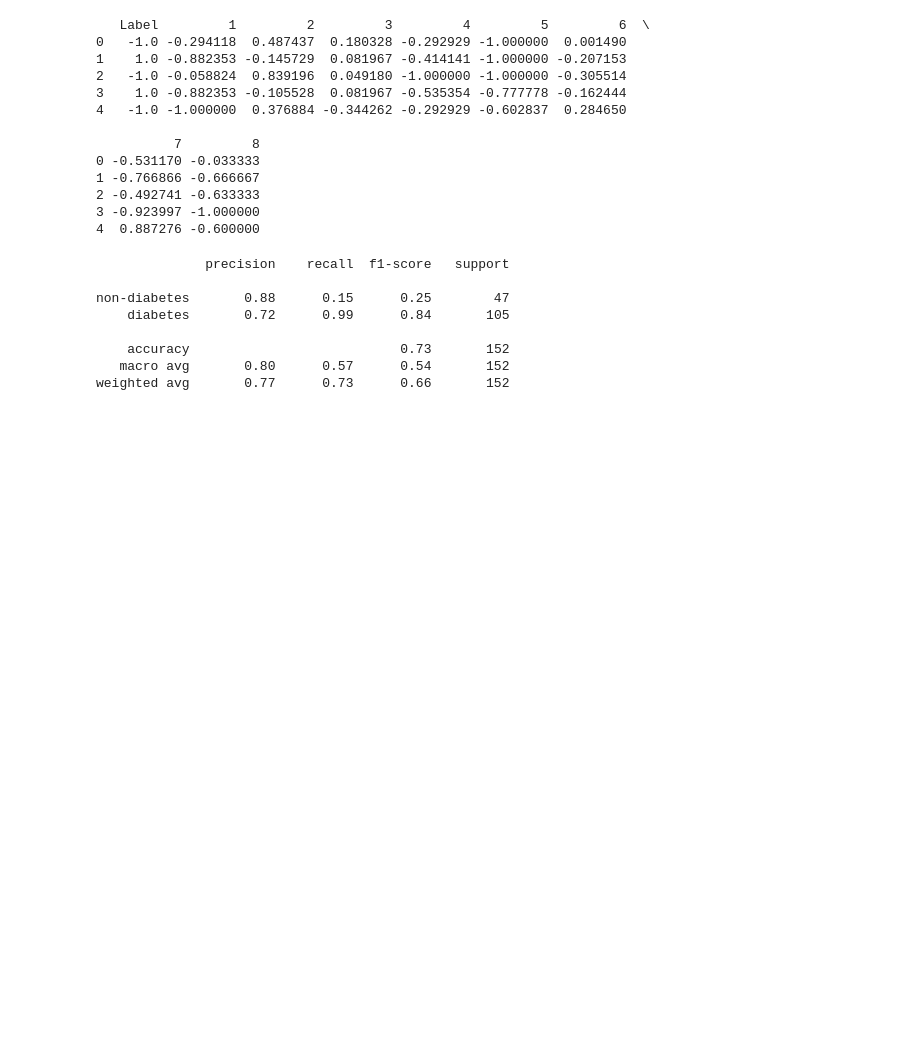
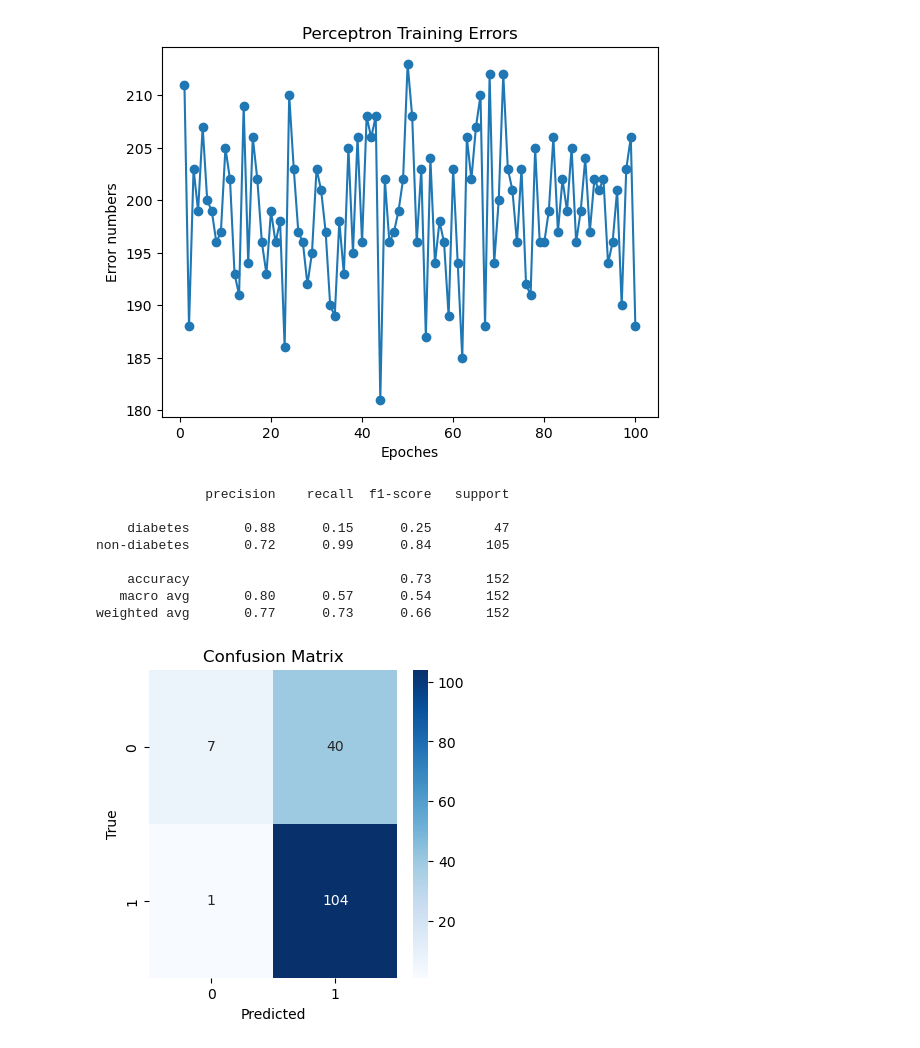
Before and after one commit to Skyler023/Assessment-1-Predict-diabetes-using-Perceptron, a Jupyter notebook: assigment1.ipynb, the cells around one changed output. Saved outputs shown, nothing was run; the diff lists cells and outputs as text; code cells hidden in the pictures; blank space fills up the shorter version.

```diff
--- a/assigment1.ipynb
+++ b/assigment1.ipynb
@@ -12,28 +12,21 @@ from sklearn.model_selection import train_test_split, cross_val_score, KFold, Re
 from sklearn.linear_model import LogisticRegression, Lasso, RidgeClassifier
 from sklearn.preprocessing import LabelEncoder
 from sklearn.metrics import accuracy_score, classification_report, confusion_matrix
-from sklearn.tree import DecisionTreeClassifier
-from sklearn.datasets import make_classification
-from sklearn.ensemble import RandomForestClassifier
+import matplotlib.pyplot as plt
+import seaborn as sns
 
-
-pd.set_option('display.max_columns', None)
-pd.set_option('display.max_rows', None)
 
 # 从文本文件读取数据
 with open('data.txt', 'r') as file:
     lines = file.readlines()
-
 diabetes = pd.DataFrame()
 
 # 逐行处理数据并添加到DataFrame
 for line in lines:
     # 按空格分割每一行
     parts = line.strip().split()
-
     # 提取种类标签
     label = int(parts[0])
-
     # 提取特征和对应的值
     features = {}
     for part in parts[1:]:
@@ -43,21 +36,4 @@ for line in lines:
     # 合并种类和特征，然后将其添加到DataFrame
     row_data = {'Label': label, **features}
     diabetes = diabetes.append(row_data, ignore_index=True)
-
-# 打印前几行数据
-print(diabetes.head())
-# %% [output]
-   Label         1         2         3         4         5         6  \
-0   -1.0 -0.294118  0.487437  0.180328 -0.292929 -1.000000  0.001490
-1    1.0 -0.882353 -0.145729  0.081967 -0.414141 -1.000000 -0.207153
-2   -1.0 -0.058824  0.839196  0.049180 -1.000000 -1.000000 -0.305514
-3    1.0 -0.882353 -0.105528  0.081967 -0.535354 -0.777778 -0.162444
-4   -1.0 -1.000000  0.376884 -0.344262 -0.292929 -0.602837  0.284650
-
-          7         8
-0 -0.531170 -0.033333
-1 -0.766866 -0.666667
-2 -0.492741 -0.633333
-3 -0.923997 -1.000000
-4  0.887276 -0.600000
 # %%
@@ -73,7 +49,7 @@ diabetes = diabetes.dropna(subset=[8]) # 过滤掉nan数据
 import numpy as np
 
 class Perceptron:
-    def __init__(self, input_size, learning_rate=0.1, epochs=100):
+    def __init__(self, input_size, learning_rate, epochs):
         self.learning_rate = learning_rate
         self.epochs = epochs
         self.weights = np.zeros(input_size + 1)  # Additional weight for the bias
@@ -96,30 +72,49 @@ class Perceptron:
 # %%
 
 if __name__ == '__main__':
 
     # 划分特征和标签
     X = diabetes[[1,2,3,4,5,6,7,8]]
     X=X.values
     y = diabetes['Label']
     y= y.values
     # 划分训练集和测试集
     X_train, X_test, y_train, y_test = train_test_split(X, y, test_size=0.2, random_state=42)
     y_pred=[ ]
-    perceptron = Perceptron(input_size=8)
+    perceptron = Perceptron(input_size=8, learning_rate=0.1,epochs=100)
     perceptron.train(X_train,y_train)
     for inputs in X_test:
         prediction = perceptron.predict(inputs)
         y_pred.append(prediction)
-        #print("Prediction for {}: {}".format(inputs[1:], prediction))
 
+    plt.plot(range(1, len(perceptron.history) + 1), perceptron.history, marker = 'o')
+    plt.xlabel('Epoches')
+    plt.ylabel('Error numbers')
+    plt.title('Perceptron Training Errors')
+    plt.show()
+    print(classification_report(y_test, y_pred, target_names=['diabetes', 'non-diabetes' ]))
+from sklearn.metrics import confusion_matrix
+import matplotlib.pyplot as plt
+import seaborn as sns
 
-    print(classification_report(y_test, y_pred, target_names=['non-diabetes', 'diabetes' ]))
+# 计算混淆矩阵
+conf_matrix = confusion_matrix(y_test, y_pred)
+
+# 可视化混淆矩阵
+plt.figure(figsize=(4, 4))
+sns.heatmap(conf_matrix, annot=True, fmt='d', cmap='Blues')
+plt.xlabel('Predicted')
+plt.ylabel('True')
+plt.title('Confusion Matrix')
+plt.show()
 # %% [output]
+[figure, added]
               precision    recall  f1-score   support
 
-non-diabetes       0.88      0.15      0.25        47
-    diabetes       0.72      0.99      0.84       105
+    diabetes       0.88      0.15      0.25        47
+non-diabetes       0.72      0.99      0.84       105
 
     accuracy                           0.73       152
    macro avg       0.80      0.57      0.54       152
 weighted avg       0.77      0.73      0.66       152
+[figure, added]
```
Also changed, not shown: parts of 10 cells of this notebook.
